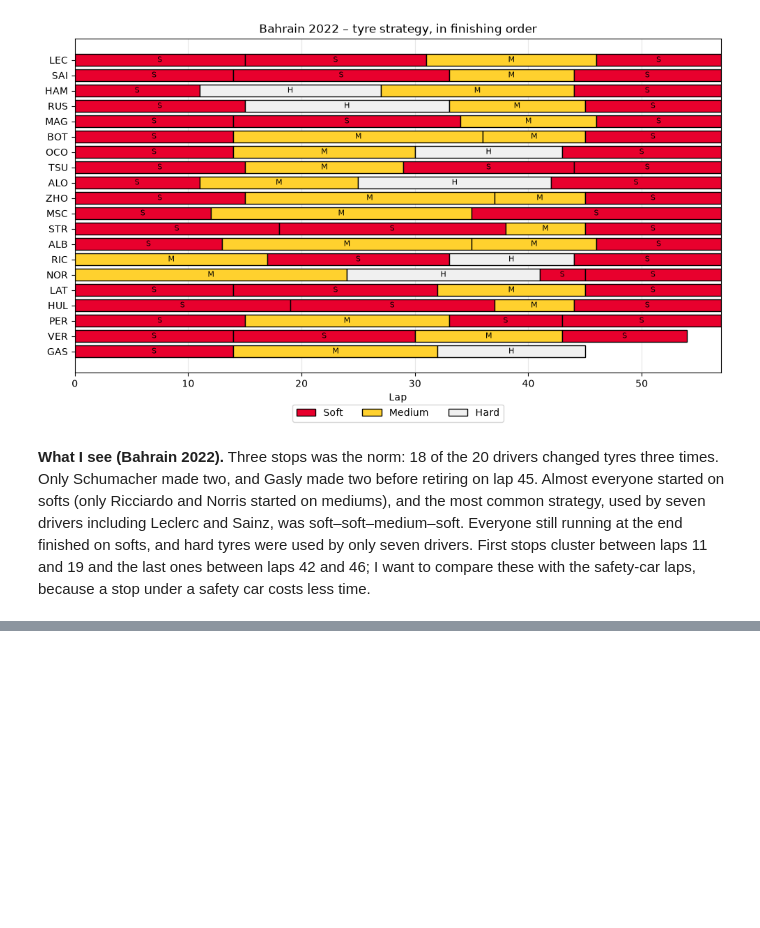
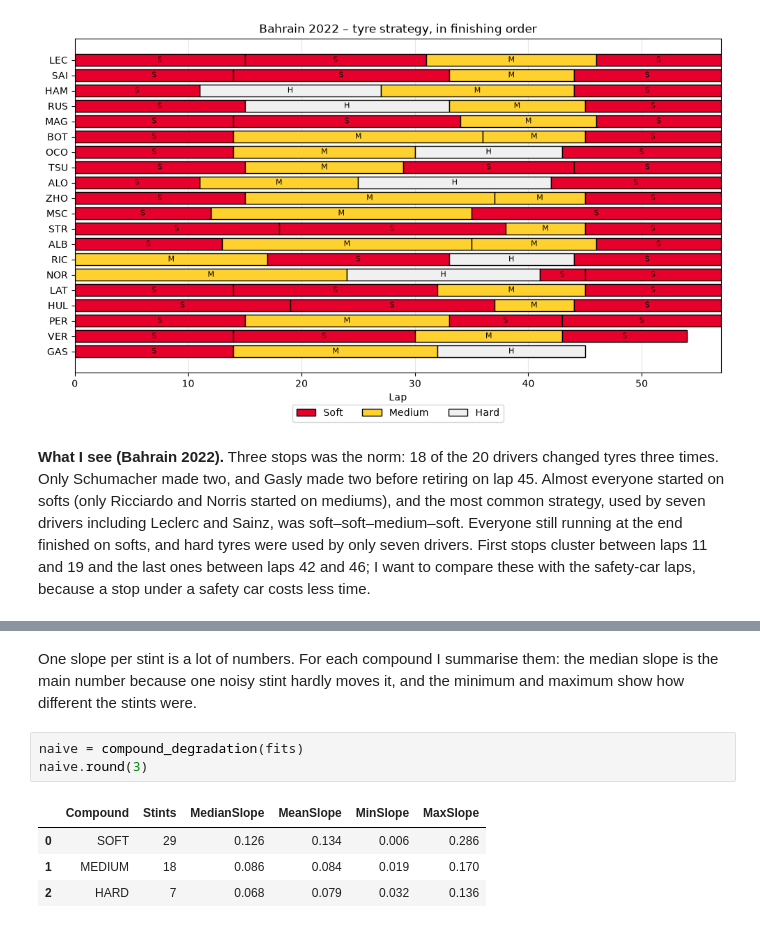
Before and after one commit to skygr0u/F1-Telemetry, a Jupyter notebook: notebooks/03_race_analysis.ipynb, the cells around one changed output, grey strips where cells are left out. Saved outputs shown, nothing was run; the diff lists cells and outputs as text; blank space fills up the shorter version.

```diff
--- a/notebooks/03_race_analysis.ipynb
+++ b/notebooks/03_race_analysis.ipynb
@@ -191,0 +230,10 @@ fig = plot_tyre_strategy(
+# %% [markdown]
+One slope per stint is a lot of numbers. For each compound I summarise them: the median slope is the main number because one noisy stint hardly moves it, and the minimum and maximum show how different the stints were.
+# %%
+naive = compound_degradation(fits)
+naive.round(3)
+# %% [output]
+|  | Compound | Stints | MedianSlope | MeanSlope | MinSlope | MaxSlope |
+| 0 | SOFT | 29 | 0.126 | 0.134 | 0.006 | 0.286 |
+| 1 | MEDIUM | 18 | 0.086 | 0.084 | 0.019 | 0.170 |
+| 2 | HARD | 7 | 0.068 | 0.079 | 0.032 | 0.136 |
```
Also changed, not shown: parts of 11 cells of this notebook.
